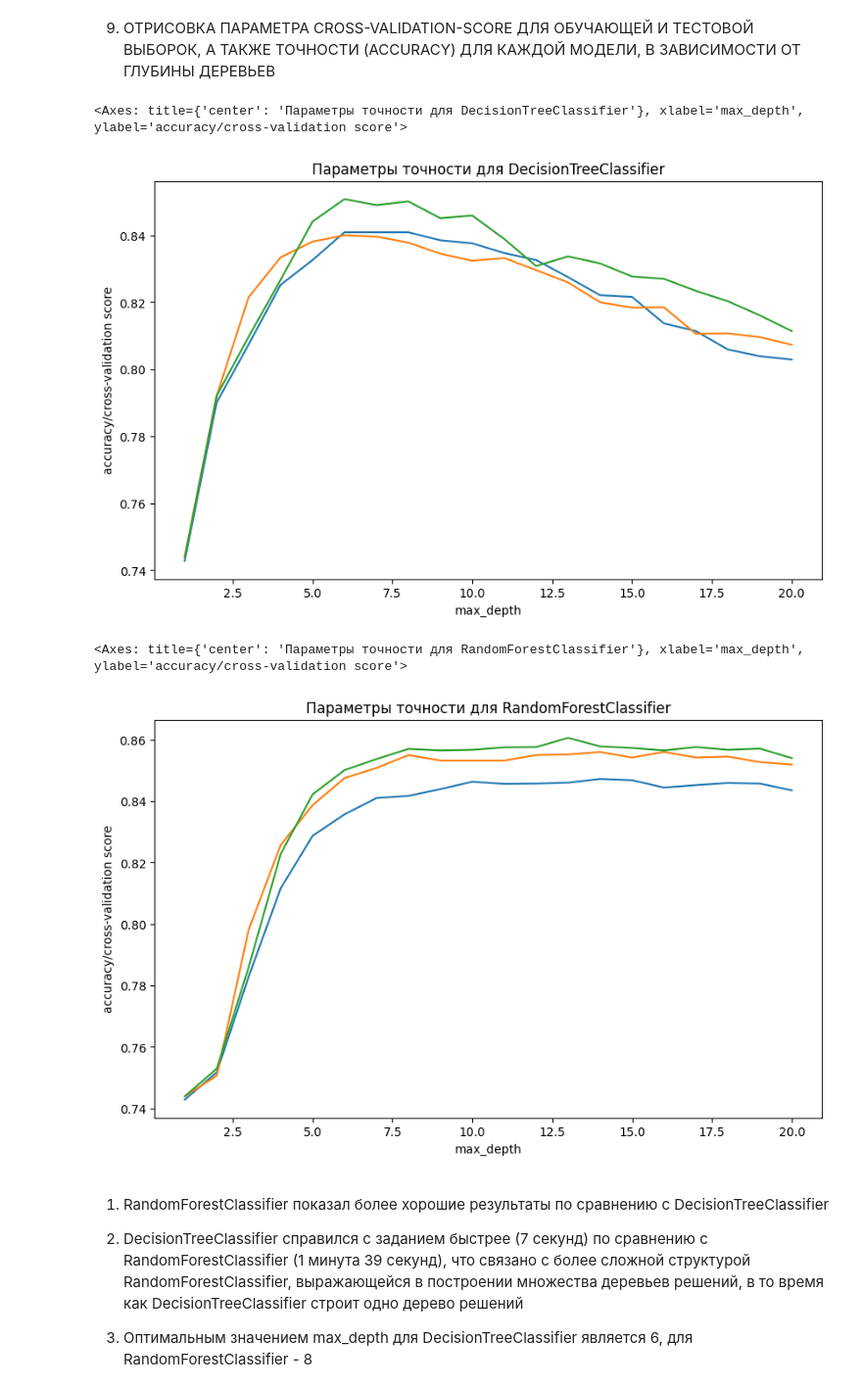
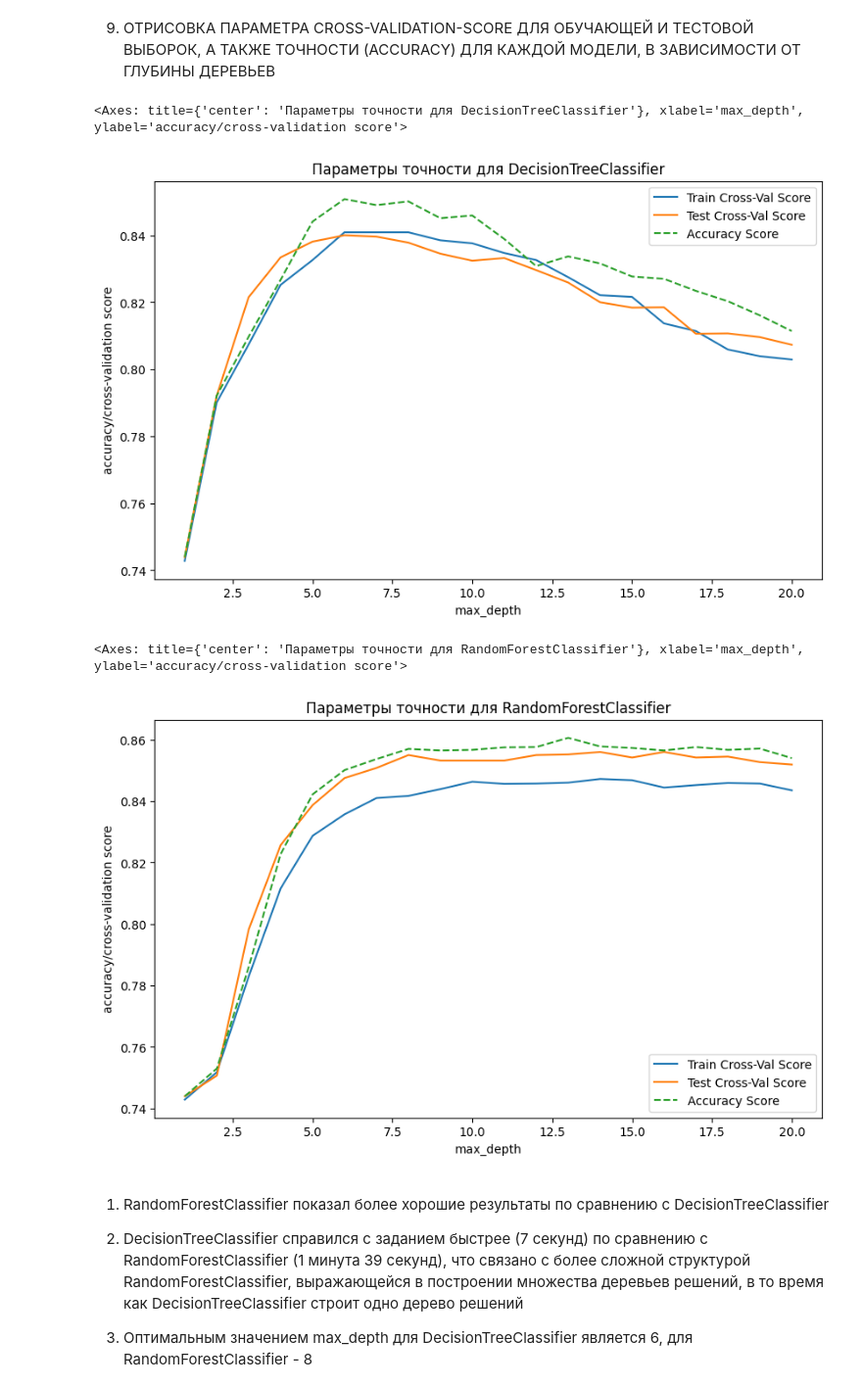
Before and after one commit to maratgaliulin/ml_pro_complex_task, a Jupyter notebook: Вариант 2 Галиулин Марат.ipynb, the cells around one changed output. Shown: that part at 98% size. Drawn from its saved outputs; the diff is of its cells as text; code cells hidden in the pictures.

```diff
--- a/Вариант 2 Галиулин Марат.ipynb
+++ b/Вариант 2 Галиулин Марат.ipynb
@@ -131,2 +141,3 @@ def replace_age_with_age_group(df:pd.DataFrame):
 # %%
 adult_df['age_groups'] = adult_df.apply(replace_age_with_age_group, axis=1)
+adult_df['working_schedule_groups'] = adult_df.apply(hours_per_week_categorical, axis=1)
@@ -132,0 +146,3 @@ adult_df['age_groups'] = adult_df.apply(replace_age_with_age_group, axis=1)
+# %%
+adult_df['capital-gain-normalized'] = (adult_df['capital-gain'] - adult_df['capital-gain'].mean())/adult_df['capital-gain'].std()
+adult_df['capital-loss-normalized'] = (adult_df['capital-loss'] - adult_df['capital-loss'].mean())/adult_df['capital-loss'].std()
@@ -133,8 +151,10 @@ adult_df['age_groups'] = adult_df.apply(replace_age_with_age_group, axis=1)
+# %%
+adult_df.drop(['age', 'hours-per-week', 'capital-gain', 'capital-loss'], inplace=True, axis=1)
 # %% [markdown]
 6) ONE-HOT КОДИРОВАНИЕ КАТЕГОРИАЛЬНЫХ ПЕРЕМЕННЫХ С ИСПОЛЬЗОВАНИЕМ PANDAS-МЕТОДА GET_DUMMIES():
 # %%
 cols = [x for x in adult_df.columns if x != '>50K,<=50K']
-cols_for_dummies = ['workclass', 'education', 'education-num', 'marital-status', 'occupation', 'relationship', 'race', 'sex', 'age_groups']
+cols_for_dummies = ['workclass', 'education', 'education-num', 'marital-status', 'occupation', 'relationship', 'race', 'sex', 'age_groups', 'working_schedule_groups']
 # %%
 data = adult_df[cols]
 target = adult_df['>50K,<=50K']
@@ -255,24 +275,24 @@ import seaborn as sns
 # %%
 plt.title('Параметры точности для DecisionTreeClassifier')
 plt.xlabel('max_depth')
 plt.ylabel('accuracy/cross-validation score')
-sns.lineplot(x=max_depth_list, y=dec_tree_train_cross_val_score)
-sns.lineplot(x=max_depth_list, y=dec_tree_test_cross_val_score)
-sns.lineplot(x=max_depth_list, y=dec_tree_accuracy_score)
+sns.lineplot(x=max_depth_list, y=dec_tree_train_cross_val_score, label='Train Cross-Val Score')
+sns.lineplot(x=max_depth_list, y=dec_tree_test_cross_val_score, label='Test Cross-Val Score')
+sns.lineplot(x=max_depth_list, y=dec_tree_accuracy_score, label='Accuracy Score', linestyle='--')
 # sns.lineplot(x=max_depth_list, y=dec_tree_train_cross_val_score)
 # %% [output]
 <Axes: title={'center': 'Параметры точности для DecisionTreeClassifier'}, xlabel='max_depth', ylabel='accuracy/cross-validation score'>
-[figure, old version]
+[figure, new version]
 # %%
 plt.title('Параметры точности для RandomForestClassifier')
 plt.xlabel('max_depth')
 plt.ylabel('accuracy/cross-validation score')
-sns.lineplot(x=max_depth_list, y=random_forest_train_cross_val_score)
-sns.lineplot(x=max_depth_list, y=random_forest_test_cross_val_score)
-sns.lineplot(x=max_depth_list, y=random_forest_accuracy_score)
+sns.lineplot(x=max_depth_list, y=random_forest_train_cross_val_score, label='Train Cross-Val Score')
+sns.lineplot(x=max_depth_list, y=random_forest_test_cross_val_score, label='Test Cross-Val Score')
+sns.lineplot(x=max_depth_list, y=random_forest_accuracy_score, label='Accuracy Score', linestyle='--')
 # %% [output]
 <Axes: title={'center': 'Параметры точности для RandomForestClassifier'}, xlabel='max_depth', ylabel='accuracy/cross-validation score'>
-[figure, old version]
+[figure, new version]
 # %% [markdown]
 1) RandomForestClassifier показал более хорошие результаты по сравнению с DecisionTreeClassifier
 
```
Also changed, not shown: parts of 3 cells of this notebook.
